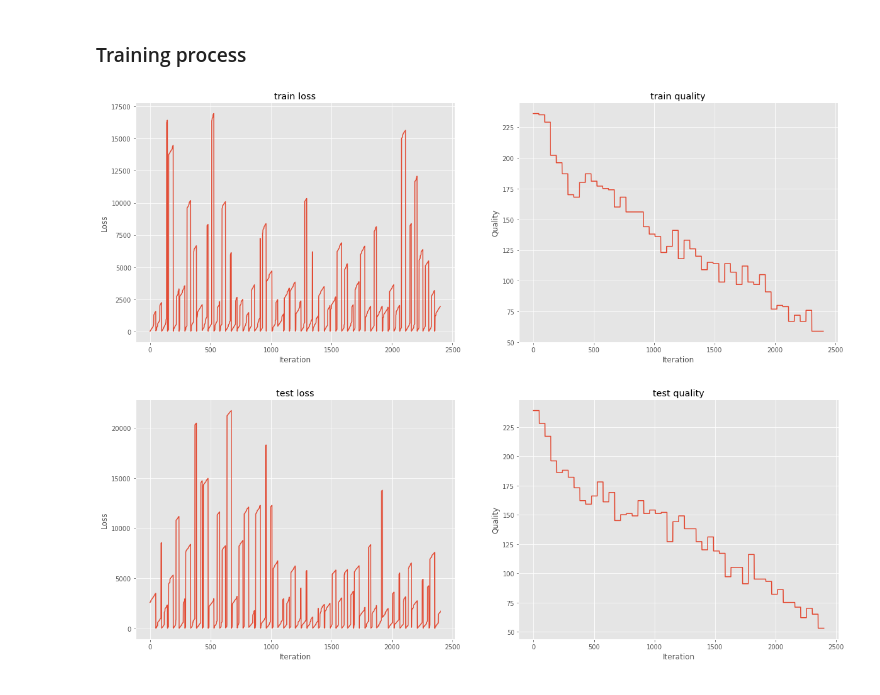
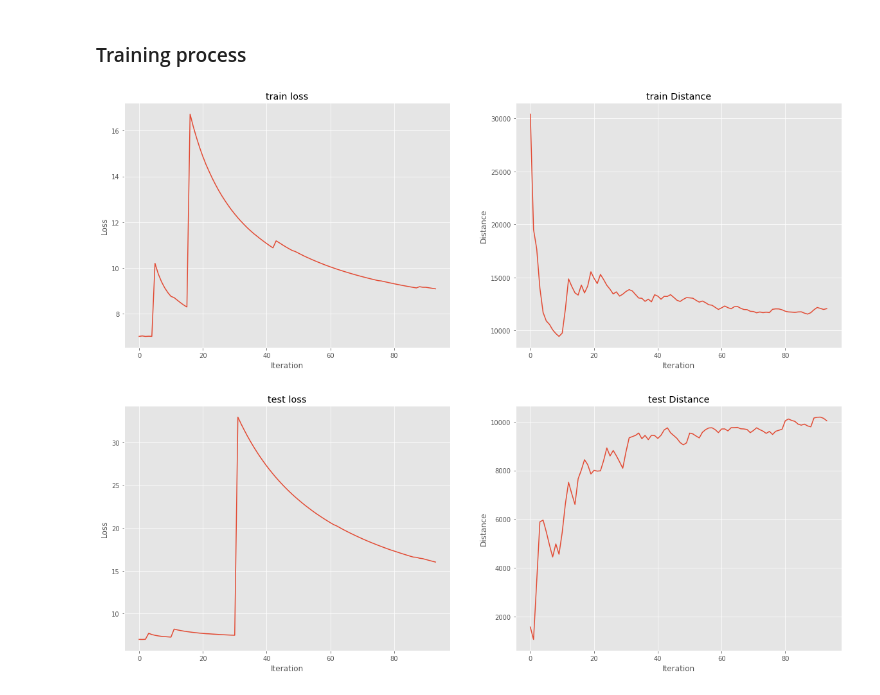
Before and after one commit to anton-br/fermi_denoising, a Jupyter notebook: CNN/segmentation.ipynb, the cells around one changed output. Saved outputs shown, nothing was run; the diff lists cells and outputs as text; code cells hidden in the pictures.

```diff
--- a/CNN/segmentation.ipynb
+++ b/CNN/segmentation.ipynb
@@ -33,7 +36,7 @@ data_transform = transforms.Compose([
         OneHotEncoding(2),
         ToTensor()
 ])
-path = '/notebooks/anton/course/data'
+path = '../../'
 dset = FermiDataset(images_path=os.path.join(path, 'train_data/x'),
                     points_path=os.path.join(path, 'train_data/y'), transform=data_transform)
 # %%
@@ -59,7 +62,8 @@ for i in range(4):
 # %% [output]
 [figure]
 # %%
-SIZE = 100
+SIZE = 40
+BATCH_SIZE = 10
 data_transform = transforms.Compose([
         RandomCrop(SIZE),
         OneHotEncoding(2),
@@ -74,7 +78,7 @@ test_dataset = FermiDataset(images_path=os.path.join(path, 'train_data/x'),
                             transform=data_transform)
 
 data_loader = {phase: torch.utils.data.DataLoader(dataset,
-                                                  batch_size=20, shuffle=True,
+                                                  batch_size=BATCH_SIZE, shuffle=True,
                                                   num_workers=4)
                for phase, dataset in zip(['train', 'test'], [train_dataset, test_dataset])}
 
@@ -114,18 +118,12 @@ def plot_stats(loss, acc, name):
     ax[0].set_xlabel('Iteration')
     ax[0].set_ylabel('Loss')
     ax[1].plot(acc)
-    ax[1].set_title(name + ' quality')
+    ax[1].set_title(name + ' Distance')
     ax[1].set_xlabel('Iteration')
-    ax[1].set_ylabel('Quality')
+    ax[1].set_ylabel('Distance')
     plt.show()
 # %%
 from tqdm import tqdm
-
-global_loss_train = []
-global_acc_train = []
-
-global_loss_test = []
-global_acc_test = []
 
 model = ConvNet(device=device)
 optimizer = optim.Adam(model.parameters(), lr=1e-6, weight_decay=0.001)#optim.SGD(model.parameters(), lr=0.0001, momentum=0.9)#
@@ -134,6 +132,12 @@ num_epochs = 50
 sigm = torch.nn.Sigmoid()
 
 for epoch in range(num_epochs):
+    global_loss_train = []
+    global_acc_train = []
+
+    global_loss_test = []
+    global_acc_test = []
+
     print('Epoch {}/{}'.format(epoch, num_epochs - 1))
     print('-' * 10)
 
@@ -144,57 +148,59 @@ for epoch in range(num_epochs):
         else:
             model.eval()
 
-        running_loss = 0.0
-        running_corrects = 0.0
+        running_loss = []
+        running_metrics = []
 
         for inputs, labels in data_loader[phase]:
             inputs = inputs.to(device)
             labels = labels.to(device)
             optimizer.zero_grad()
+            if inputs.shape[0] != BATCH_SIZE:
+                continue
 
             with torch.set_grad_enabled(phase == 'train'):
                 outputs = model(inputs)
                 outputs = outputs.transpose(3, 1)
                 preds = sigm(outputs)
-
-                labels = labels.transpose(3, 1)
 
                 outputs = outputs.to(device)
                 labels = labels.to(device)
                 loss = criterion(outputs, labels)
 
                 if phase == 'train':
                     loss.backward()
                     optimizer.step()
 
-                class_pred = (preds[:, :, :, 1] > 0.5).to(torch.int8)
-                class_true = (labels[:, :, :, 1]).to(torch.int8)
+                class_pred = (preds[:, :, :, 1] > 0.5).to(torch.uint8)
+                class_true = (labels[:, :, :, 1]).to(torch.uint8)
 
-            running_loss += loss.item() * inputs.size(0)
-            running_corrects += torch.sum(class_pred & class_true)
+            running_loss.append(loss.item() * inputs.size(0))
+            running_metrics.append(np.mean([calculate_distance(np.array(np.where(class_true[i])).T,
+                                                           np.array(np.where(class_pred[i])).T)
+                                        for i in range(BATCH_SIZE)]))
 
             if phase == 'train':
-                global_loss_train.append(running_loss)
-                global_acc_train.append(running_corrects)
+                global_loss_train.append(np.mean(running_loss))
+                global_acc_train.append(np.mean(running_metrics))
 
             if phase == 'test':
-                global_loss_test.append(running_loss)
-                global_acc_test.append(running_corrects)
+                global_loss_test.append(np.mean(running_loss))
+                global_acc_test.append(np.mean(running_metrics))
 
         clear_output()
 
         plot_stats(global_loss_train, global_acc_train, 'train')
         plot_stats(global_loss_test, global_acc_test, 'test')
 
-        epoch_loss = running_loss / dataset_sizes[phase]
-        epoch_acc = running_corrects.double() / dataset_sizes[phase]
+        epoch_loss = np.mean(global_loss_train if phase == 'train' else global_loss_test)
+        epoch_acc = np.mean(global_acc_train if phase == 'train' else global_acc_test)
 
-        print('{} Loss: {:.4f} Acc: {:.4f}'.format(
+        print('{} Loss: {:.4f} Distance: {:.4f}'.format(
             phase, epoch_loss, epoch_acc))
         # deep copy the model
 #         if phase == 'test' and epoch_acc > best_acc:
 #             best_acc = epoch_acc
 #             best_model_wts = copy.deepcopy(model.state_dict())
 # %% [output]
-[figure, old version]
+[figure, new version]
-[figure, old version]
+[figure, new version]
```
Also changed, not shown: parts of 5 cells of this notebook, 1 other file.
